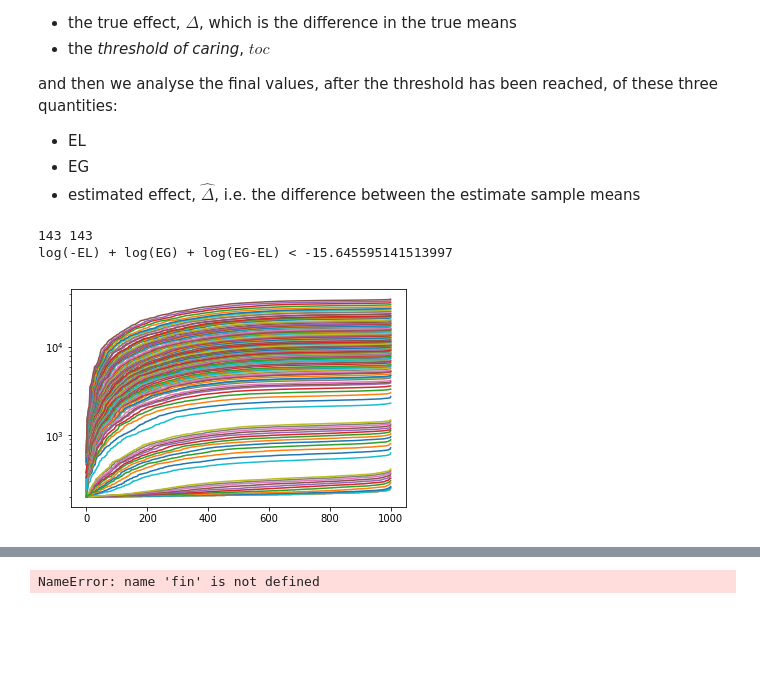
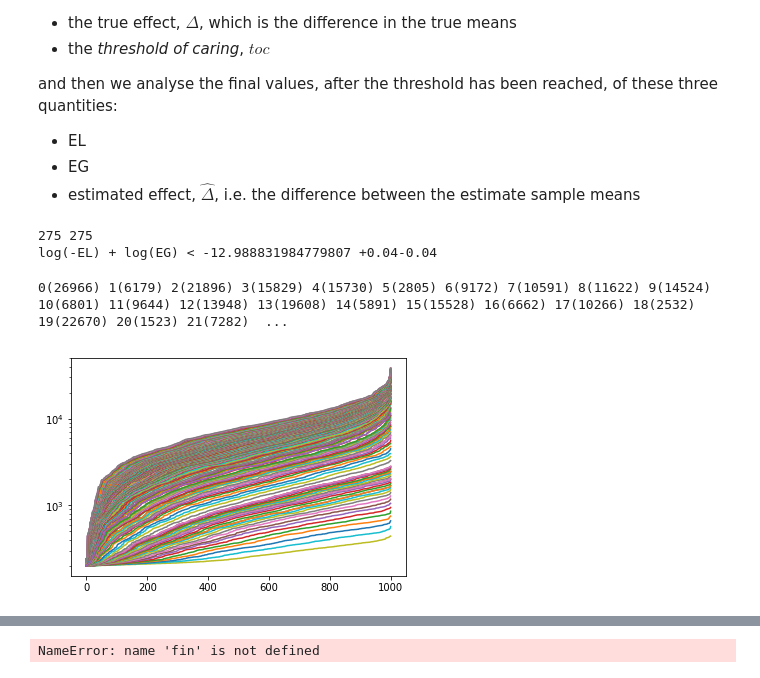
Before and after one commit to aaronmcdaid/bayesian.risk, a Jupyter notebook: notebooks/Using the Ratio Of Expected Gain to Expected Loss (REGEL) for fast A-B testing.ipynb, the cells around one changed output, grey strips where cells are left out. Saved outputs shown, nothing was run; the diff lists cells and outputs as text; code cells hidden in the pictures; blank space fills up the shorter version.

```diff
--- a/notebooks/Using the Ratio Of Expected Gain to Expected Loss (REGEL) for fast A-B testing.ipynb
+++ b/notebooks/Using the Ratio Of Expected Gain to Expected Loss (REGEL) for fast A-B testing.ipynb
@@ -211,8 +211,8 @@ and then we analyse the final values, after the threshold has been reached, of t
  - estimated effect, $\hat\Delta$, i.e. the difference between the estimate sample means
 # %%
 current_scheme = 2
+current_scheme = 'TimesSum'
 current_scheme = 'SimpleProduct'
-current_scheme = 'TimesSum'
 
 def _stop1(REGEL_RATIO, toc_large):
     toc_small = toc_large / REGEL_RATIO
@@ -238,7 +238,7 @@ def _stopSimpleProduct(REGEL_RATIO, toc_large):
 _REGELRATIOs1 = [1000, 700, 400, 200, 100, 70, 40, 20, 10]
 _REGELRATIOs2 = [1000, 700, 400, 200, 100, 70, 40, 20, 10]
 _REGELRATIOsTimesSum = list(range(400, 99, -25))
-_REGELRATIOsSimpleProduct = list(range(400, 99, -25))
+_REGELRATIOsSimpleProduct = list(range(700, 99, -25))
 _toc_larges1 = [        0.003, # included in _stop1
                       0.004,
                       0.007,
@@ -314,29 +314,30 @@ print(len(stopping_conditions), len(set(stopping_conditions)))
 print(stopping_conditions[0])
 assert len(stopping_conditions) == len(set(stopping_conditions))
 # %% [output]
-143 143
-log(-EL) + log(EG) + log(EG-EL) < -15.645595141513997
+275 275
+log(-EL) + log(EG) < -12.988831984779807 +0.04-0.04
 # %%
 def caching_many_runs_many_stops(stopping_conditions, **kw):
     # many_sims_many_stopping_conditions
     with cache:
         return cache.simple('many_sims_many_stops',
                             'lambda stop_conds, **k: many_sims_many_stopping_conditions(1000, stop_conds, True)(**k)',
                             (stopping_conditions,),
                             kw)
 df = caching_many_runs_many_stops(
         stopping_conditions,
         min_sample_size = 100,
-        means = [7, 7],
+        means = [7, 7+0.05],
         stdevs = [1, 1],
         weights = [0.5, 0.5],
 )
 for stop, _ in df.groupby('stopping_condition'):
     #plt.plot(_.sort_values('total_sample_size').total_sample_size.values, label=stop)
     plt.semilogy(_.total_sample_size.sort_values().values, label=stop)
 #plt.legend()
 # %% [output]
+0(26966) 1(6179) 2(21896) 3(15829) 4(15730) 5(2805) 6(9172) 7(10591) 8(11622) 9(14524) 10(6801) 11(9644) 12(13948) 13(19608) 14(5891) 15(15528) 16(6662) 17(10266) 18(2532) 19(22670) 20(1523) 21(7282)  ...
-[figure, old version]
+[figure, new version]
 # %%
 def _yielder_of_plots():
     for REGEL_RATIO in REGEL_RATIOs:
```
Also changed, not shown: parts of 1 cell of this notebook.
